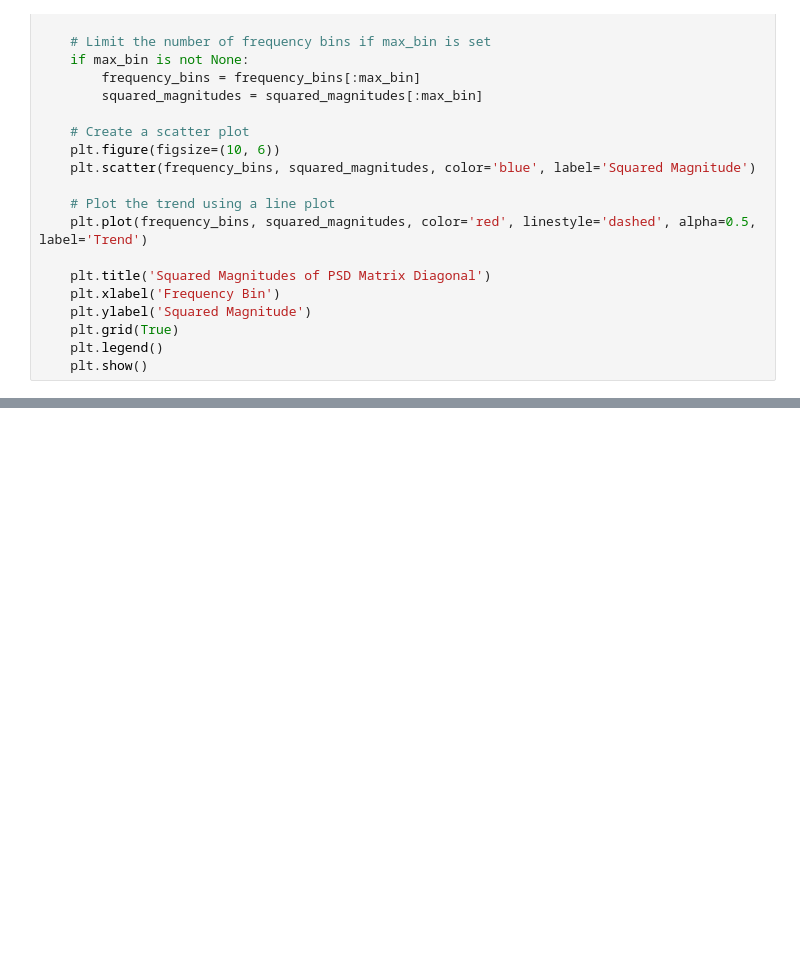
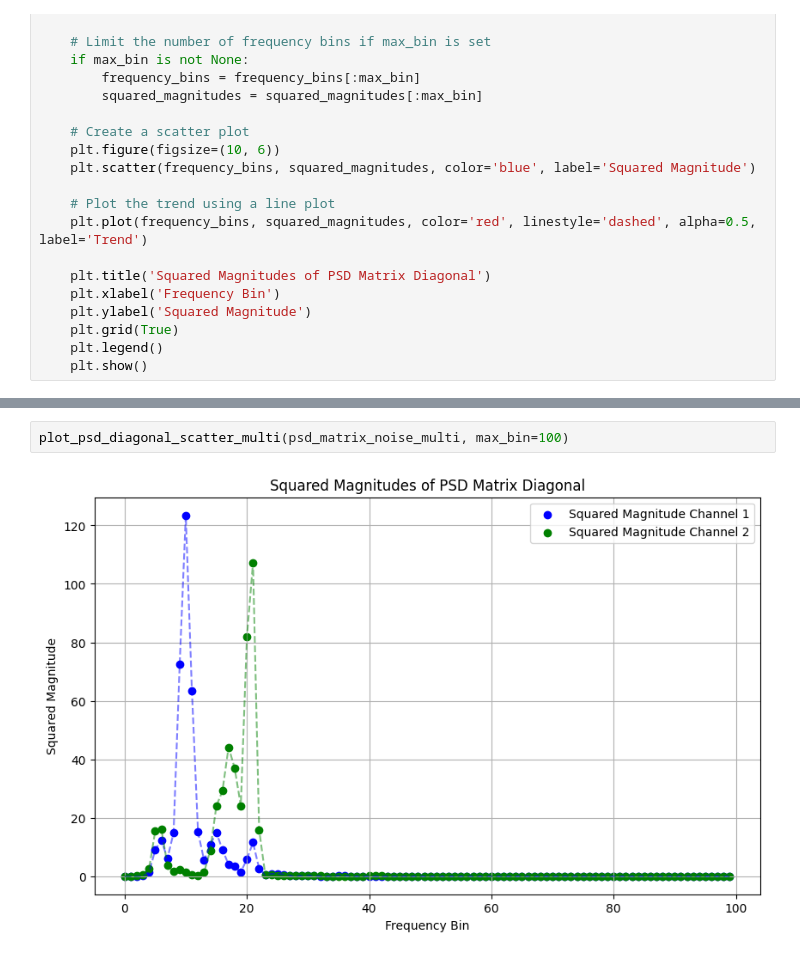
Before and after one commit to YosraGriri/AV-speech-separation, a Jupyter notebook: Mask_Estimation/VisualVoice/plot_data.ipynb, the cells around one changed output, grey strips where cells are left out. Drawn from its saved outputs; the diff is of its cells as text; blank space fills up the shorter version.

```diff
--- a/Mask_Estimation/VisualVoice/plot_data.ipynb
+++ b/Mask_Estimation/VisualVoice/plot_data.ipynb
@@ -43,0 +79,4 @@ plot_psd_diagonal_scatter(psd_matrix_target, max_bin=100)
+# %%
+plot_psd_diagonal_scatter_multi(psd_matrix_noise_multi, max_bin=100)
+# %% [output]
+[figure, added]
```
Also changed, not shown: parts of 11 cells of this notebook, 12 other files.
